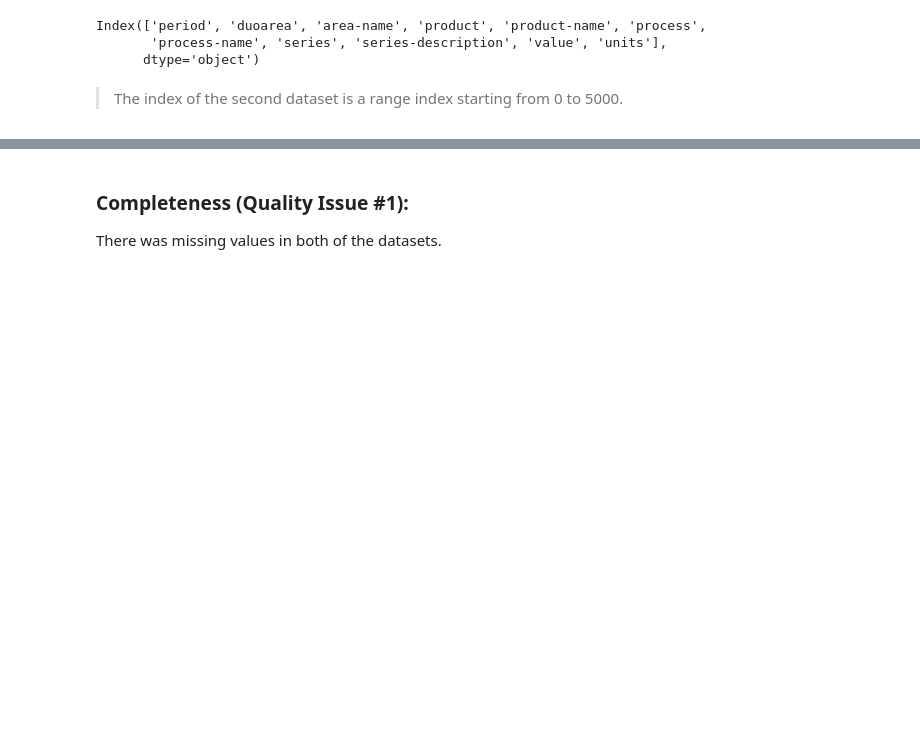
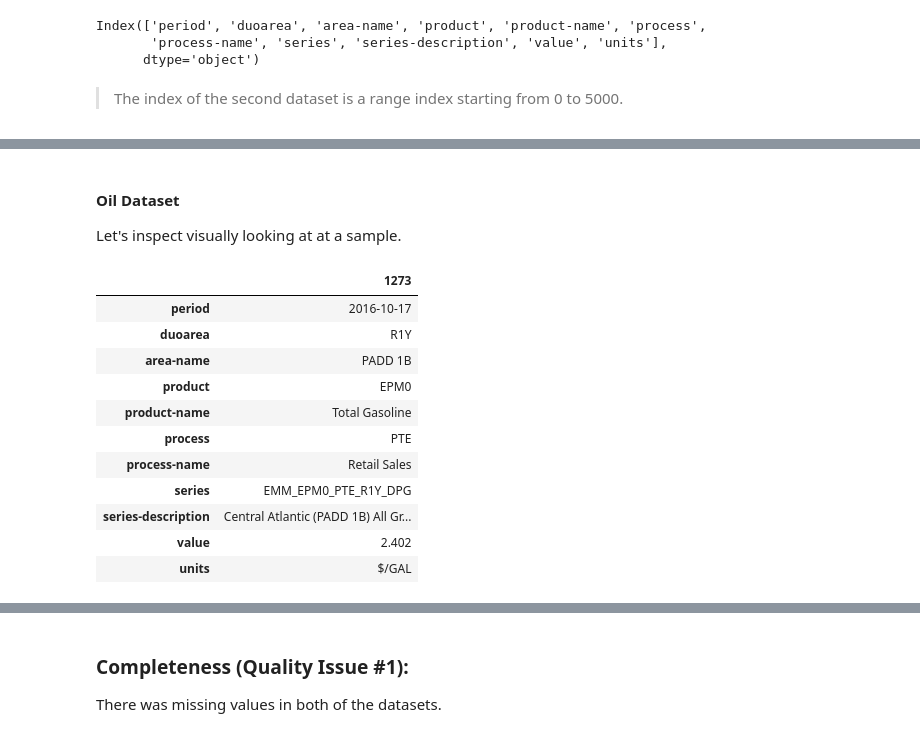
Before and after one commit to sondosaabed/Oil-vs-BigTech-stock-investigation, a Jupyter notebook: oil-bigTechCompanies-investigation.ipynb, the cells around one changed output, grey strips where cells are left out. Drawn from its saved outputs; the diff is of its cells as text; code cells hidden in the pictures; blank space fills up the shorter version.

```diff
--- a/oil-bigTechCompanies-investigation.ipynb
+++ b/oil-bigTechCompanies-investigation.ipynb
@@ -563,0 +548,18 @@ Index(['period', 'duoarea', 'area-name', 'product', 'product-name', 'process',
+# %% [markdown]
+#### **Oil Dataset**
+Let's inspect visually looking at at a sample.
+# %%
+oil_data.sample().T
+# %% [output]
+|  | 1273 |
+| period | 2016-10-17 |
+| duoarea | R1Y |
+| area-name | PADD 1B |
+| product | EPM0 |
+| product-name | Total Gasoline |
+| process | PTE |
+| process-name | Retail Sales |
+| series | EMM_EPM0_PTE_R1Y_DPG |
+| series-description | Central Atlantic (PADD 1B) All Gr... |
+| value | 2.402 |
+| units | $/GAL |
```
Also changed, not shown: parts of 47 cells of this notebook.
